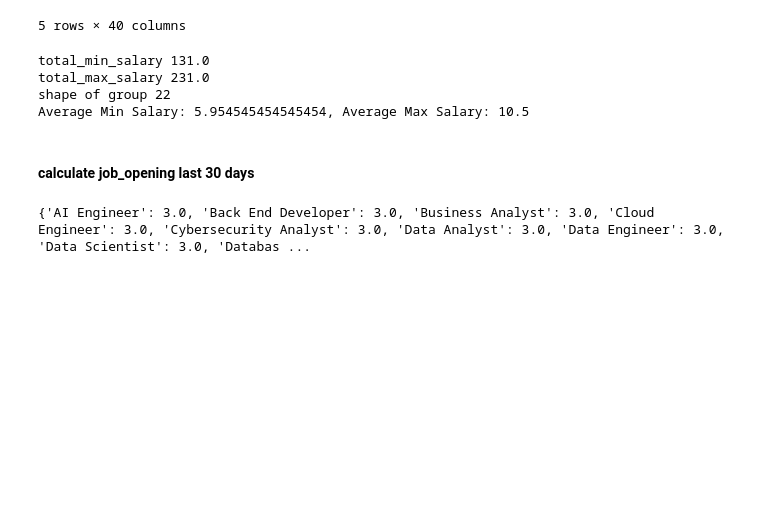
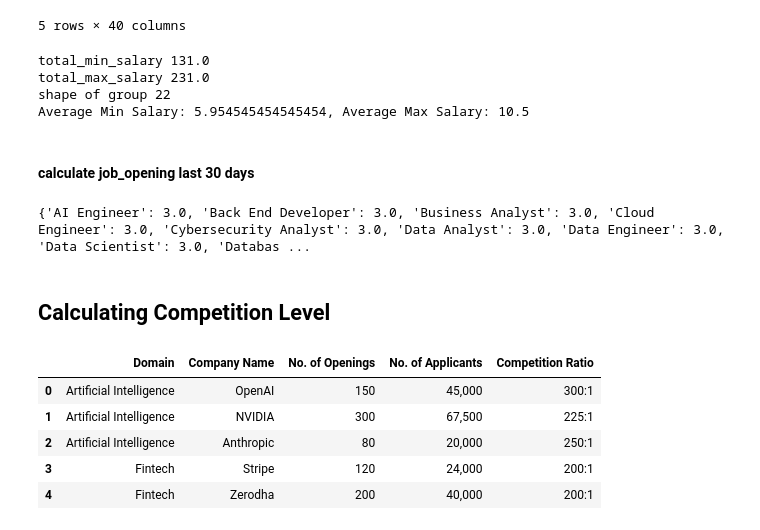
Before and after one commit to 2004harshit/job_trend_predictor, a Jupyter notebook: notebooks/domain_confusion_resolver.ipynb, the cells around one changed output. Saved outputs shown, nothing was run; the diff lists cells and outputs as text; code cells hidden in the pictures; blank space fills up the shorter version.

```diff
--- a/notebooks/domain_confusion_resolver.ipynb
+++ b/notebooks/domain_confusion_resolver.ipynb
@@ -282,3 +341,5 @@ average_openings = calculate_average_joob_openings(new_df)
 print(average_openings)
 # %% [output]
 {'AI Engineer': 3.0, 'Back End Developer': 3.0, 'Business Analyst': 3.0, 'Cloud Engineer': 3.0, 'Cybersecurity Analyst': 3.0, 'Data Analyst': 3.0, 'Data Engineer': 3.0, 'Data Scientist': 3.0, 'Databas ...
+# %% [markdown]
+## Calculating Competition Level
@@ -284,0 +348,11 @@ print(average_openings)
+# %%
+df = pd.read_csv(r"D:\DATA SCIENCE AND ML\Project\job_trend_predictor\Job Market Data Analysis and Visualization - Job Market Data Analysis and Visualization.csv")
+
+df.head()
+# %% [output]
+|  | Domain | Company Name | No. of Openings | No. of Applicants | Competition Ratio |
+| 0 | Artificial Intelligence | OpenAI | 150 | 45,000 | 300:1 |
+| 1 | Artificial Intelligence | NVIDIA | 300 | 67,500 | 225:1 |
+| 2 | Artificial Intelligence | Anthropic | 80 | 20,000 | 250:1 |
+| 3 | Fintech | Stripe | 120 | 24,000 | 200:1 |
+| 4 | Fintech | Zerodha | 200 | 40,000 | 200:1 |
```
Also changed, not shown: parts of 11 cells of this notebook, 19 other files.
